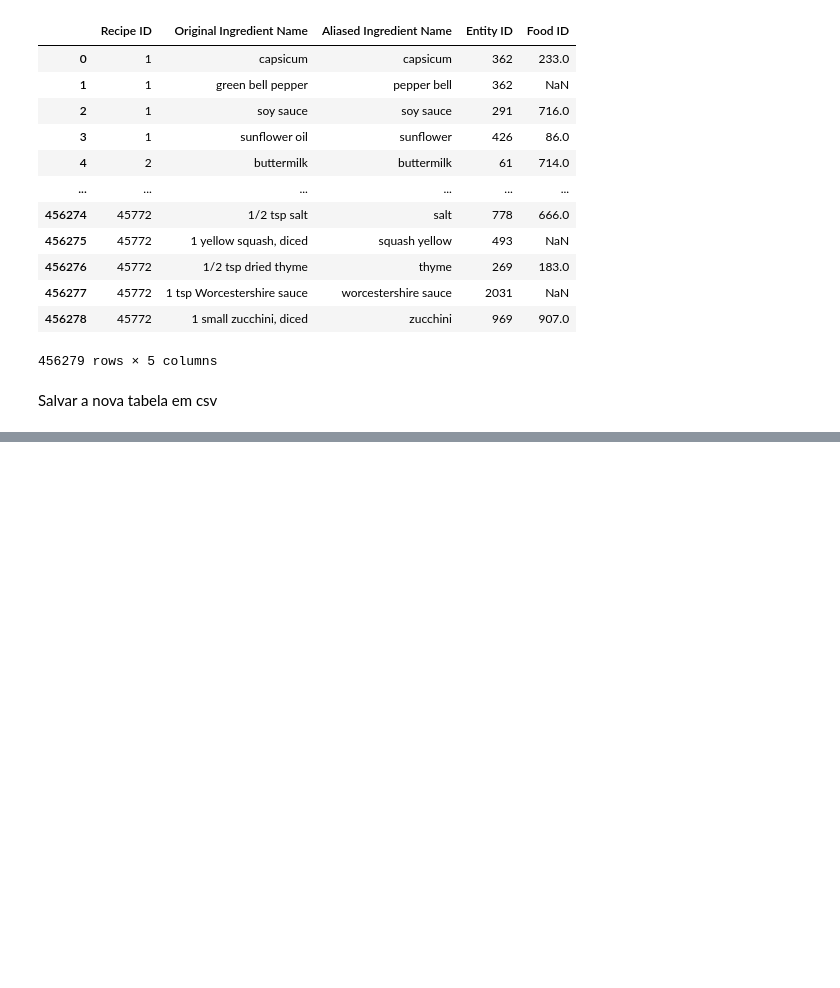
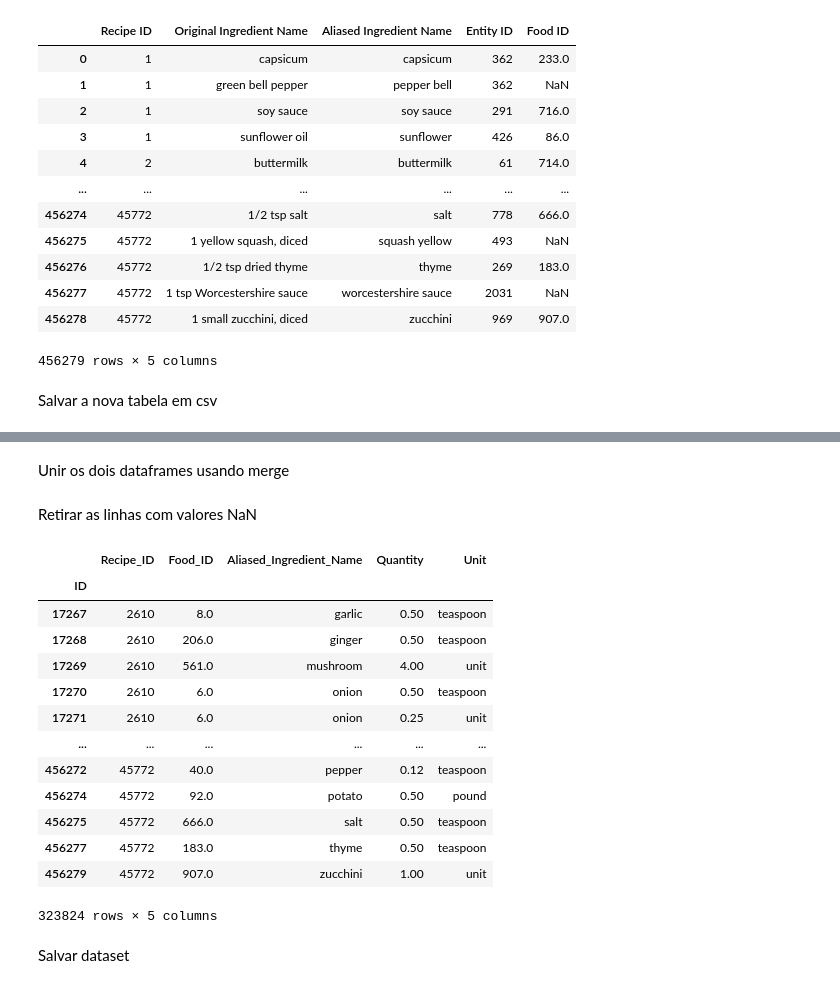
Before and after one commit to lamevv/projeto, a Jupyter notebook: project-2-final/notebooks/culinarydb-processing-data.ipynb, the cells around one changed output, grey strips where cells are left out. Drawn from its saved outputs; the diff is of its cells as text; code cells hidden in the pictures; blank space fills up the shorter version.

Commit message:
add units table and join tables with units

```diff
--- a/project-2-final/notebooks/culinarydb-processing-data.ipynb
+++ b/project-2-final/notebooks/culinarydb-processing-data.ipynb
@@ -144,0 +147,16 @@ df_ing.to_csv('../data/interim/IngredientOnFood.csv', index=False)
+# %%
+import pandas as pd
+
+df_with_unit = pd.read_csv('../data/interim/Recipe-Ingredients-With-Quantity.csv', sep=',', header=0, encoding='UTF-8')
+
+df_with_unit = df_with_unit.rename(columns={'Recipe ID': 'Recipe_ID', 'Original Ingredient Name': 'Original_Ingredient_Name', 'Aliased Ingredient Name': 'Aliased_Ingredient_Name', 'Entity ID': 'Entity_ID'})
+
+df_with_unit['ID'] = range(1, len(df_with_unit) + 1)
+
+df_with_unit
+# %%
+df_with_food_id = pd.read_csv('../data/interim/IngredientOnFood.csv', sep=',', header=0, encoding='UTF-8')
+
+df_with_food_id['ID'] = range(1, len(df_with_food_id) + 1)
+
+df_with_food_id
@@ -144,0 +177,31 @@ df_ing.to_csv('../data/interim/IngredientOnFood.csv', index=False)
+# %% [markdown]
+Unir os dois dataframes usando merge
+# %%
+df_merged = pd.merge(df_with_unit, df_with_food_id[['ID', 'Food_ID']], on='ID', how='left')
+
+df_merged = df_merged.set_index('ID')
+
+df_merged
+# %% [markdown]
+Retirar as linhas com valores NaN
+# %%
+df_without_nan = df_merged.dropna()[['Recipe_ID', 'Food_ID', 'Aliased_Ingredient_Name', 'Quantity', 'Unit']]
+
+df_without_nan
+# %% [output]
+|  | Recipe_ID | Food_ID | Aliased_Ingredient_Name | Quantity | Unit |
+| ID |  |  |  |  |  |
+| 17267 | 2610 | 8.0 | garlic | 0.50 | teaspoon |
+| 17268 | 2610 | 206.0 | ginger | 0.50 | teaspoon |
+| 17269 | 2610 | 561.0 | mushroom | 4.00 | unit |
+| 17270 | 2610 | 6.0 | onion | 0.50 | teaspoon |
+| 17271 | 2610 | 6.0 | onion | 0.25 | unit |
+| ... | ... | ... | ... | ... | ... |
+| 456272 | 45772 | 40.0 | pepper | 0.12 | teaspoon |
+| 456274 | 45772 | 92.0 | potato | 0.50 | pound |
+| 456275 | 45772 | 666.0 | salt | 0.50 | teaspoon |
+| 456277 | 45772 | 183.0 | thyme | 0.50 | teaspoon |
+| 456279 | 45772 | 907.0 | zucchini | 1.00 | unit |
+323824 rows × 5 columns
+# %% [markdown]
+Salvar dataset
```
Also changed, not shown: parts of 3 cells of this notebook, 4 other files.
